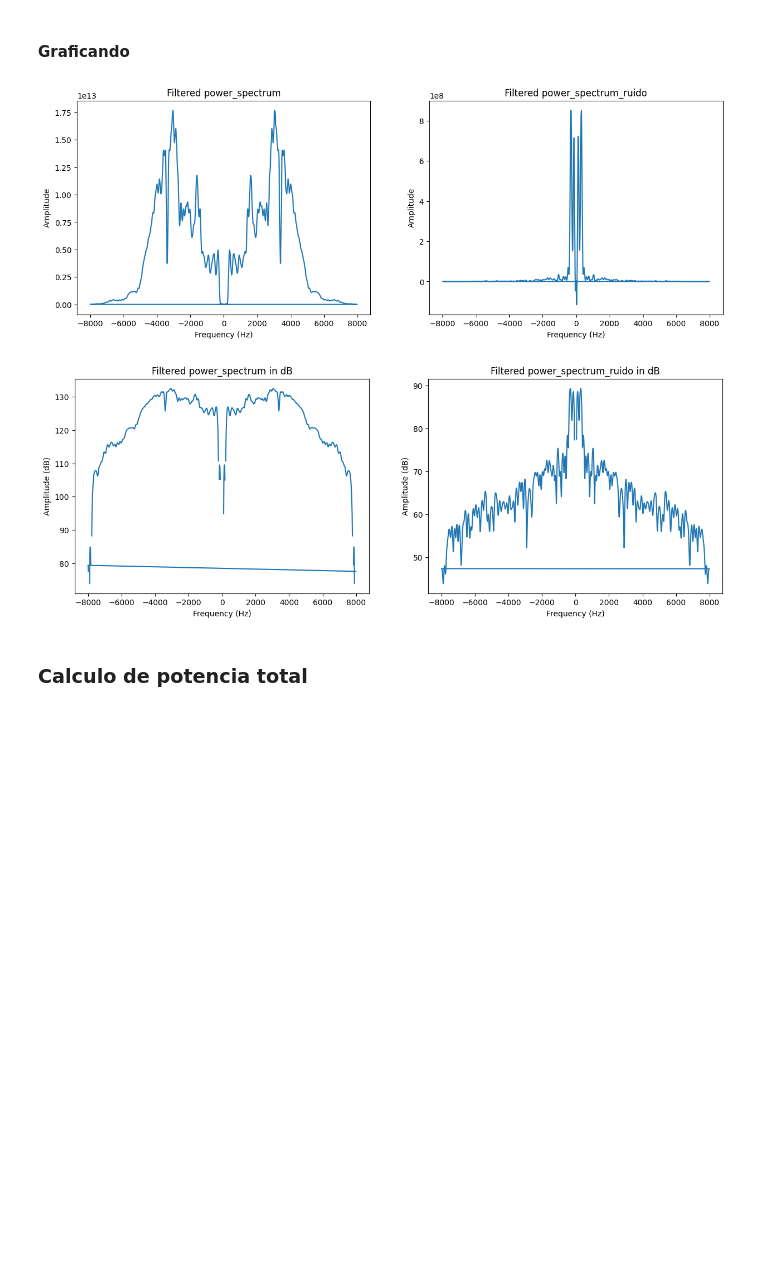
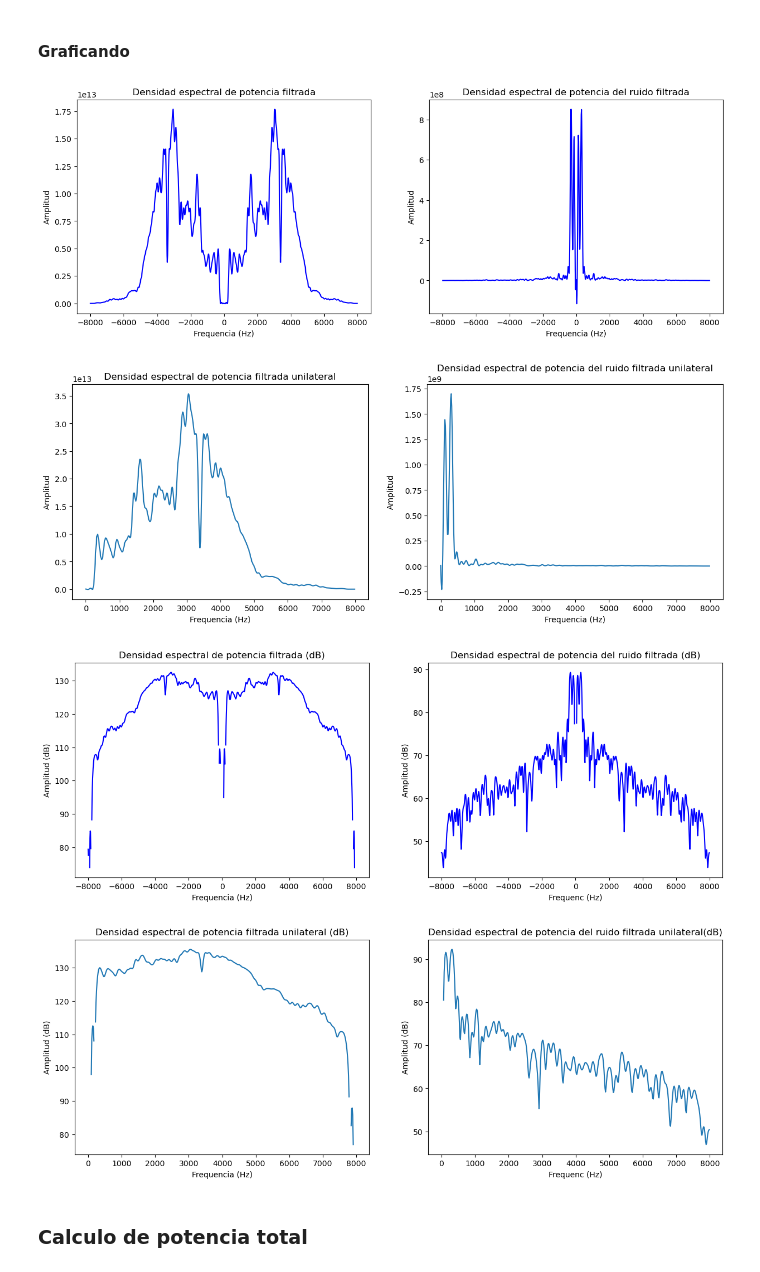
Before and after one commit to crisart2001/Taller_Instrumentacion, a Jupyter notebook: lab_1/lab1.ipynb, the cells around one changed output. Saved outputs shown, nothing was run; the diff lists cells and outputs as text; code cells hidden in the pictures; blank space fills up the shorter version.

```diff
--- a/lab_1/lab1.ipynb
+++ b/lab_1/lab1.ipynb
@@ -200,45 +236,88 @@ filtered_power_spectrum_ruido = low_pass_filter(power_spectrum_ruido)
 # %%
 N = len(filtered_power_spectrum_ruido)
 new_frequency = np.fft.fftfreq(N, d=1.0/silencio.frame_rate)
 
 plt.figure(figsize=(15, 5))
 
 # Plot 1: Filtered power_spectrum
 plt.subplot(121)
-plt.plot(frequency, filtered_power_spectrum)
-plt.xlabel('Frequency (Hz)')
-plt.ylabel('Amplitude')
-plt.title('Filtered power_spectrum')
+plt.plot(frequency[0:512], filtered_power_spectrum[0:512], color='b')
+plt.plot(frequency[512:1024], filtered_power_spectrum[512:1024], color='b')
+plt.xlabel('Frequencia (Hz)')
+plt.ylabel('Amplitud')
+plt.title('Densidad espectral de potencia filtrada')
 
 # Plot 2: Filtered power_spectrum_ruido
 plt.subplot(122)
-plt.plot(new_frequency, filtered_power_spectrum_ruido)
-plt.xlabel('Frequency (Hz)')
-plt.ylabel('Amplitude')
-plt.title('Filtered power_spectrum_ruido')
+plt.plot(new_frequency[0:512], filtered_power_spectrum_ruido[0:512], color='b')
+plt.plot(new_frequency[512:1024], filtered_power_spectrum_ruido[512:1024], color='b')
+#plt.plot(new_frequency, filtered_power_spectrum_ruido)
+plt.xlabel('Frequencia (Hz)')
+plt.ylabel('Amplitud')
+plt.title('Densidad espectral de potencia del ruido filtrada')
+
+plt.figure(figsize=(15, 5))
+
+# Plot 1: Filtered power_spectrum
+plt.subplot(121)
+plt.plot(frequency[0:512], 2*filtered_power_spectrum[0:512])
+plt.xlabel('Frequencia (Hz)')
+plt.ylabel('Amplitud')
+plt.title('Densidad espectral de potencia filtrada unilateral')
+
+# Plot 2: Filtered power_spectrum_ruido
+plt.subplot(122)
+plt.plot(new_frequency[0:512], 2*filtered_power_spectrum_ruido[0:512])
+plt.xlabel('Frequencia (Hz)')
+plt.ylabel('Amplitud')
+plt.title('Densidad espectral de potencia del ruido filtrada unilateral')
 
 plt.show()
 
 plt.figure(figsize=(15, 5))
 
 # Plot 1: Filtered power_spectrum in dB
 plt.subplot(121)
-plt.plot(frequency, 10 * np.log10(filtered_power_spectrum))
-plt.xlabel('Frequency (Hz)')
-plt.ylabel('Amplitude (dB)')
-plt.title('Filtered power_spectrum in dB')
+plt.plot(frequency[0:512], 10 * np.log10(filtered_power_spectrum)[0:512], color='b')
+plt.plot(frequency[512:1024], 10 * np.log10(filtered_power_spectrum)[512:1024], color='b')
+#plt.plot(frequency, 10 * np.log10(filtered_power_spectrum))
+plt.xlabel('Frequencia (Hz)')
+plt.ylabel('Amplitud (dB)')
+plt.title('Densidad espectral de potencia filtrada (dB)')
 
 # Plot 2: Filtered power_spectrum_ruido in dB
 plt.subplot(122)
-plt.plot(new_frequency, 10 * np.log10(filtered_power_spectrum_ruido))
-plt.xlabel('Frequency (Hz)')
-plt.ylabel('Amplitude (dB)')
-plt.title('Filtered power_spectrum_ruido in dB')
+plt.plot(new_frequency[0:512], 10 * np.log10(filtered_power_spectrum_ruido)[0:512], color='b')
+plt.plot(new_frequency[512:1024], 10 * np.log10(filtered_power_spectrum_ruido)[512:1024], color='b')
+#plt.plot(new_frequency, 10 * np.log10(filtered_power_spectrum_ruido))
+plt.xlabel('Frequenc (Hz)')
+plt.ylabel('Amplitud (dB)')
+plt.title('Densidad espectral de potencia del ruido filtrada (dB)')
 
 plt.show()
+
+plt.figure(figsize=(15, 5))
+
+# Plot 1: Filtered power_spectrum in dB
+plt.subplot(121)
+plt.plot(frequency[0:512], 10 * np.log10(2*filtered_power_spectrum)[0:512])
+plt.xlabel('Frequencia (Hz)')
+plt.ylabel('Amplitud (dB)')
+plt.title('Densidad espectral de potencia filtrada unilateral (dB)')
+
+# Plot 2: Filtered power_spectrum_ruido in dB
+plt.subplot(122)
+plt.plot(new_frequency[0:512], 10 * np.log10(2*filtered_power_spectrum_ruido)[0:512])
+plt.xlabel('Frequenc (Hz)')
+plt.ylabel('Amplitud (dB)')
+plt.title('Densidad espectral de potencia del ruido filtrada unilateral(dB)')
+
+plt.show()
 # %% [output]
-[figure, old version]
+[figure, new version]
-[figure, old version]
+[figure, new version]
+[figure, added]
+[figure, added]
 # %% [markdown]
 ### Calculo de potencia total
 # %%
```
Also changed, not shown: parts of 6 cells of this notebook.
